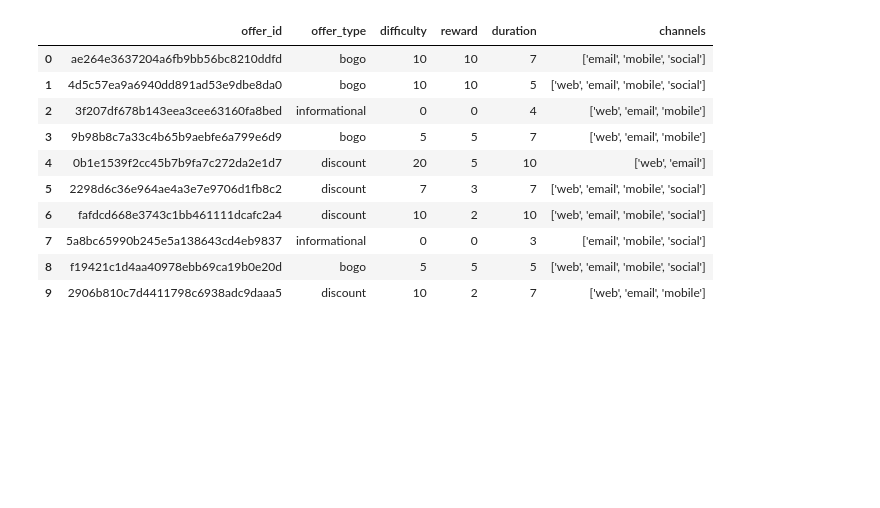
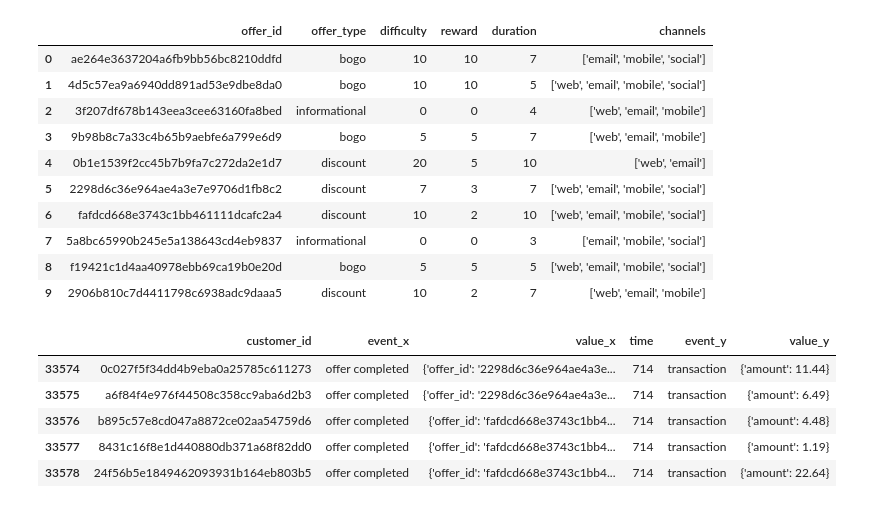
Before and after one commit to YaniaNada/Cafe-Reward-Analysis-Project, a Jupyter notebook: data_analysis.ipynb, the cells around one changed output. Drawn from its saved outputs; the diff is of its cells as text; code cells hidden in the pictures; blank space fills up the shorter version.

```diff
--- a/data_analysis.ipynb
+++ b/data_analysis.ipynb
@@ -142,3 +200,12 @@ offers
 | 7 | 5a8bc65990b245e5a138643cd4eb9837 | informational | 0 | 0 | 3 | ['email', 'mobile', 'social'] |
 | 8 | f19421c1d4aa40978ebb69ca19b0e20d | bogo | 5 | 5 | 5 | ['web', 'email', 'mobile', 'social'] |
 | 9 | 2906b810c7d4411798c6938adc9daaa5 | discount | 10 | 2 | 7 | ['web', 'email', 'mobile'] |
+# %%
+offer_completed_with_transaction.tail()
+# %% [output]
+|  | customer_id | event_x | value_x | time | event_y | value_y |
+| 33574 | 0c027f5f34dd4b9eba0a25785c611273 | offer completed | {'offer_id': '2298d6c36e964ae4a3e... | 714 | transaction | {'amount': 11.44} |
+| 33575 | a6f84f4e976f44508c358cc9aba6d2b3 | offer completed | {'offer_id': '2298d6c36e964ae4a3e... | 714 | transaction | {'amount': 6.49} |
+| 33576 | b895c57e8cd047a8872ce02aa54759d6 | offer completed | {'offer_id': 'fafdcd668e3743c1bb4... | 714 | transaction | {'amount': 4.48} |
+| 33577 | 8431c16f8e1d440880db371a68f82dd0 | offer completed | {'offer_id': 'fafdcd668e3743c1bb4... | 714 | transaction | {'amount': 1.19} |
+| 33578 | 24f56b5e1849462093931b164eb803b5 | offer completed | {'offer_id': 'fafdcd668e3743c1bb4... | 714 | transaction | {'amount': 22.64} |
```
Also changed, not shown: parts of 11 cells of this notebook.
